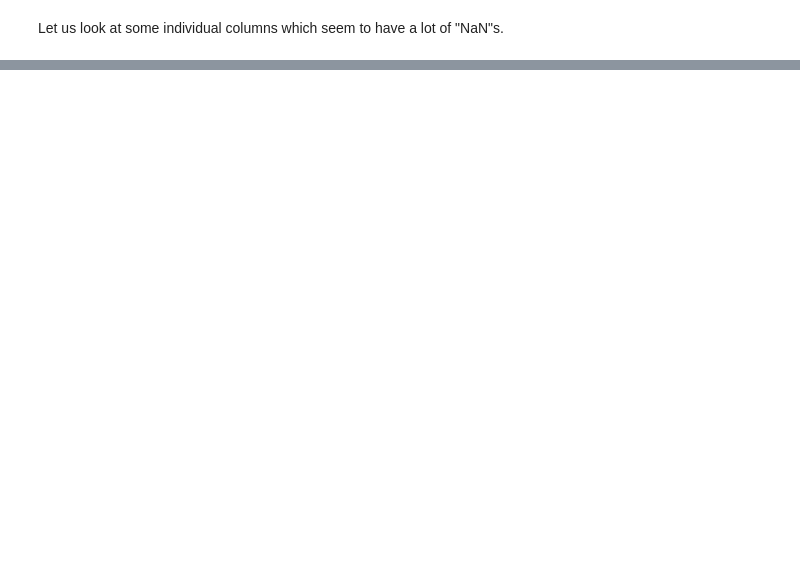
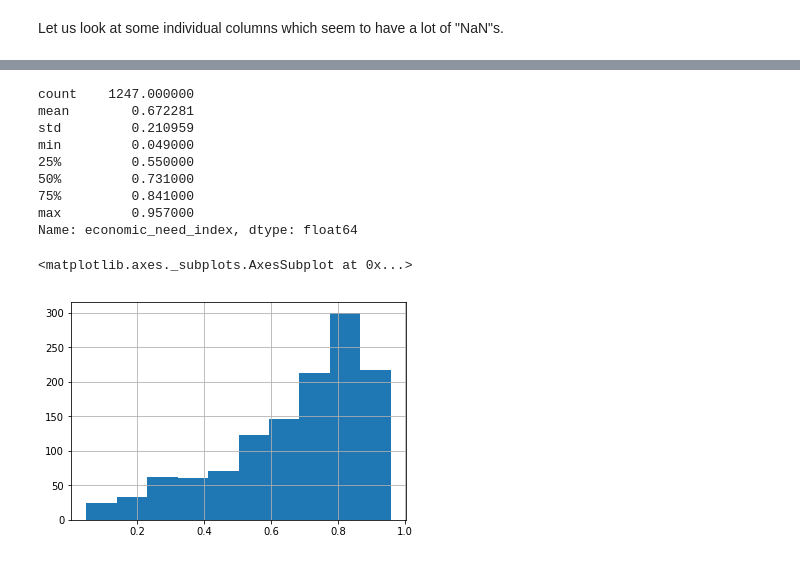
Before and after one commit to mwinton/W207-final-project, a Jupyter notebook: PASSNYC_deepak_nagaraj.ipynb, the cells around one changed output, grey strips where cells are left out. Drawn from its saved outputs; the diff is of its cells as text; code cells hidden in the pictures; blank space fills up the shorter version.

```diff
--- a/PASSNYC_deepak_nagaraj.ipynb
+++ b/PASSNYC_deepak_nagaraj.ipynb
@@ -176,0 +155,16 @@ display(nulls_df.query('adjusted_grade == False'))
+# %%
+import matplotlib.pyplot as plt
+print(school_df['economic_need_index'].describe())
+display(school_df['economic_need_index'].hist())
+# %% [output]
+count    1247.000000
+mean        0.672281
+std         0.210959
+min         0.049000
+25%         0.550000
+50%         0.731000
+75%         0.841000
+max         0.957000
+Name: economic_need_index, dtype: float64
+<matplotlib.axes._subplots.AxesSubplot at 0x...>
+[figure, added]
```
Also changed, not shown: parts of 20 cells of this notebook, 3 other files.
